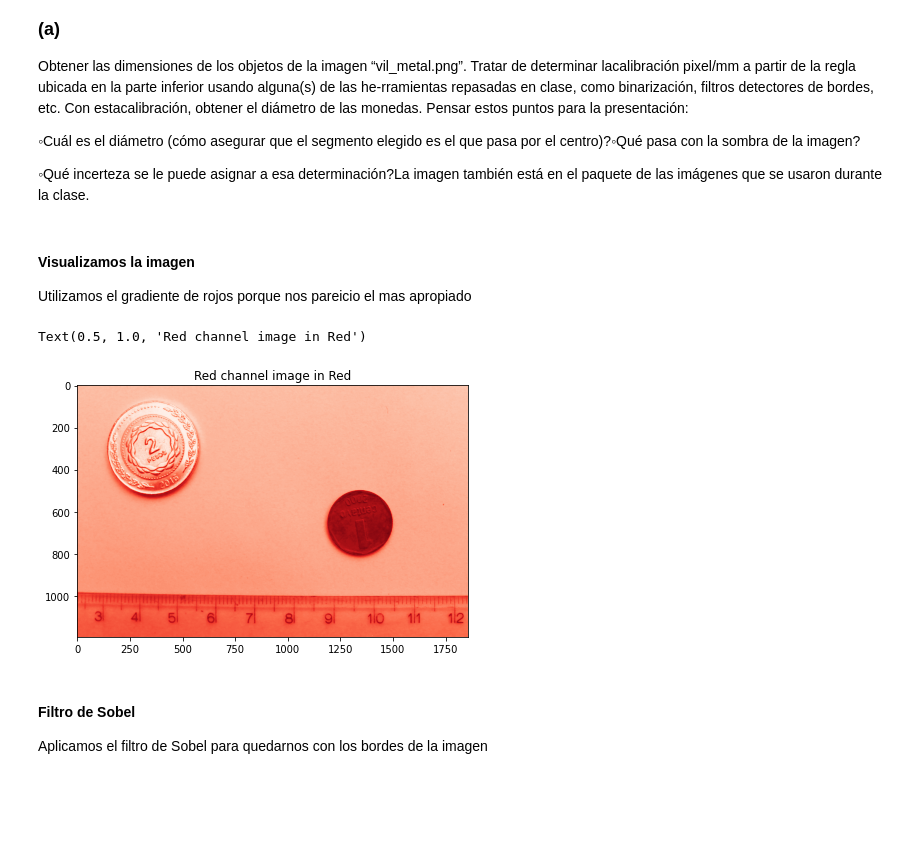
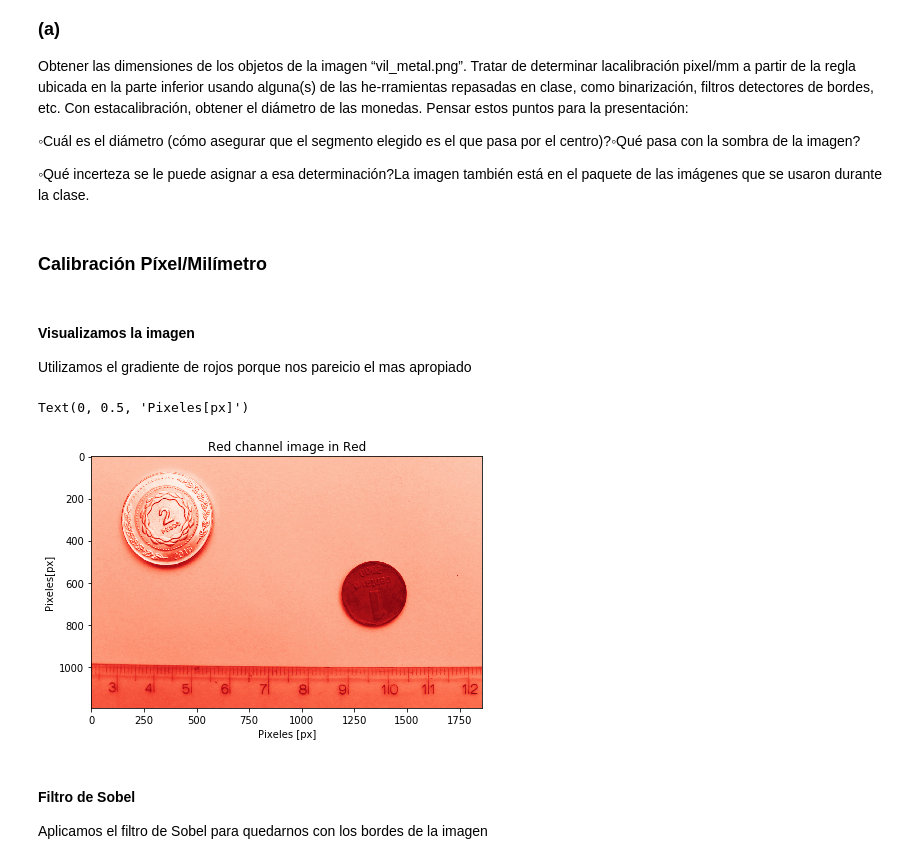
Before and after one commit to LunaKadysz/Laboratorio-4, a Jupyter notebook: Practica1/Practic1.ipynb, the cells around one changed output. Drawn from its saved outputs; the diff is of its cells as text; code cells hidden in the pictures; blank space fills up the shorter version.

```diff
--- a/Practica1/Practic1.ipynb
+++ b/Practica1/Practic1.ipynb
@@ -19,6 +19,8 @@ Pensar estos puntos para la presentación:
 ◦Cuál es el diámetro (cómo asegurar que el segmento elegido es el que pasa por el centro)?◦Qué pasa con la sombra de la imagen?
 
 ◦Qué incerteza se le puede asignar a esa determinación?La imagen también está en el paquete de las imágenes que se usaron durante la clase.
+# %% [markdown]
+### Calibración Píxel/Milímetro
 # %% [markdown]
 #### Visualizamos la imagen
 Utilizamos el gradiente de rojos porque nos pareicio el mas apropiado
@@ -30,16 +32,18 @@ image_dict = {k: np.array(AA[:,:,i])  for i,k in enumerate(colors)}
 # %%
 #probamos con rojo porque es donde hay mayor contraste entre el fondo de la regla y el milimetrado
 
 %matplotlib inline
 
 color = 'Red'
 A = image_dict[color]
 plt.figure(figsize = (7, 6))
 plt.imshow(A, cmap=plt.cm.Reds_r)
 plt.title(f'{color} channel image in {color}')
+plt.xlabel('Pixeles [px]')
+plt.ylabel('Pixeles[px]')
 # %% [output]
-Text(0.5, 1.0, 'Red channel image in Red')
+Text(0, 0.5, 'Pixeles[px]')
-[figure, old version]
+[figure, new version]
 # %% [markdown]
 #### Filtro de Sobel
 Aplicamos el filtro de Sobel para quedarnos con los bordes de la imagen
```
Also changed, not shown: parts of 20 cells of this notebook.
